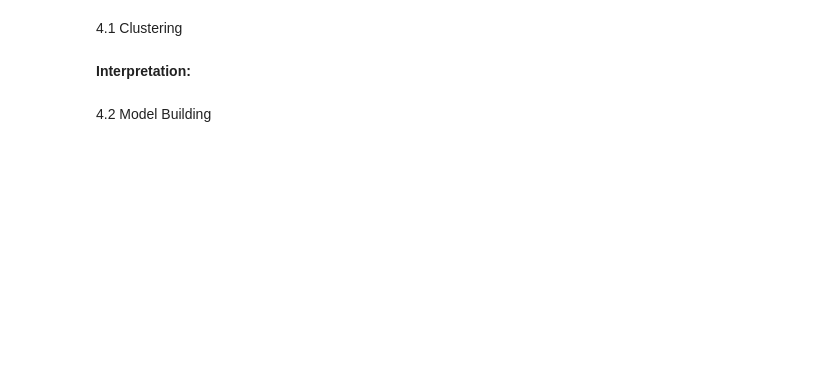
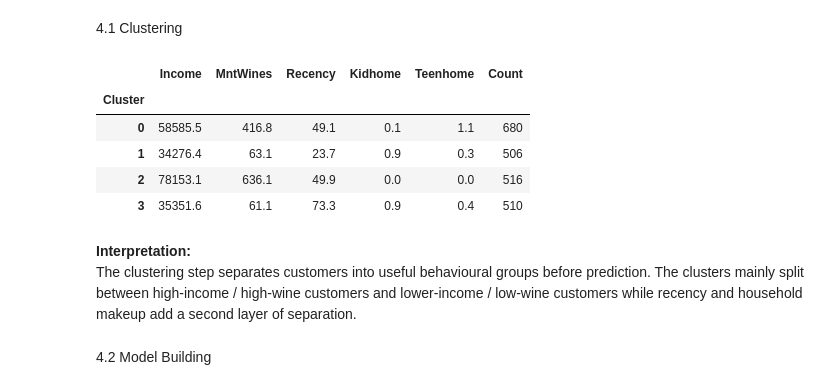
Before and after one commit to ShayanDhillon/Data200-Final-Customers, a Jupyter notebook: CustomerAnalysis.ipynb, the cells around one changed output. Drawn from its saved outputs; the diff is of its cells as text; code cells hidden in the pictures; blank space fills up the shorter version.

```diff
--- a/CustomerAnalysis.ipynb
+++ b/CustomerAnalysis.ipynb
@@ -281,8 +319,56 @@ Setup
 4.1 Clustering
 # %%
 #CLUSTERING FIRST, make clusters as a feature and use in model
+cluster_features = ["Income", "MntWines", "Recency", "Kidhome", "Teenhome"]
+cluster_scaled = StandardScaler().fit_transform(model_df[cluster_features])
+
+k_values = list(range(2, 7))
+inertias = []
+
+for k in k_values:
+    kmeans_model = KMeans(n_clusters=k, random_state=42, n_init=1, max_iter=50, algorithm="lloyd")
+    kmeans_model.fit(cluster_scaled)
+    inertias.append(kmeans_model.inertia_)
+
+best_k = 4
+kmeans = KMeans(n_clusters=best_k, random_state=42, n_init=1, max_iter=50, algorithm="lloyd")
+model_df["Cluster"] = kmeans.fit_predict(cluster_scaled).astype(str)
+
+cluster_summary = model_df.groupby("Cluster")[cluster_features].mean().round(1)
+cluster_summary["Count"] = model_df["Cluster"].value_counts().sort_index().values
+display(cluster_summary)
+
+# add cluster as a new categorical feature
+categorical_features_model = categorical_features + ["Cluster"]
+feature_columns_model = numeric_features + categorical_features_model
+
+preprocessor_model = ColumnTransformer(
+    transformers=[
+        ("num", StandardScaler(), numeric_features),
+        ("cat", OneHotEncoder(drop="first", handle_unknown="ignore"), categorical_features_model)
+    ]
+)
+
+X = model_df[feature_columns_model]
+
+X_train, X_test, y_reg_train, y_reg_test, y_cls_train, y_cls_test = train_test_split(
+    X,
+    y_reg,
+    y_cls,
+    test_size=0.2,
+    random_state=42,
+    stratify=y_cls
+)
+# %% [output]
+|  | Income | MntWines | Recency | Kidhome | Teenhome | Count |
+| Cluster |  |  |  |  |  |  |
+| 0 | 58585.5 | 416.8 | 49.1 | 0.1 | 1.1 | 680 |
+| 1 | 34276.4 | 63.1 | 23.7 | 0.9 | 0.3 | 506 |
+| 2 | 78153.1 | 636.1 | 49.9 | 0.0 | 0.0 | 516 |
+| 3 | 35351.6 | 61.1 | 73.3 | 0.9 | 0.4 | 510 |
 # %% [markdown]
 **Interpretation:**
+The clustering step separates customers into useful behavioural groups before prediction. The clusters mainly split between high-income / high-wine customers and lower-income / low-wine customers while recency and household makeup add a second layer of separation.
 # %% [markdown]
 4.2 Model Building
 # %%
```
Also changed, not shown: parts of 9 cells of this notebook.
